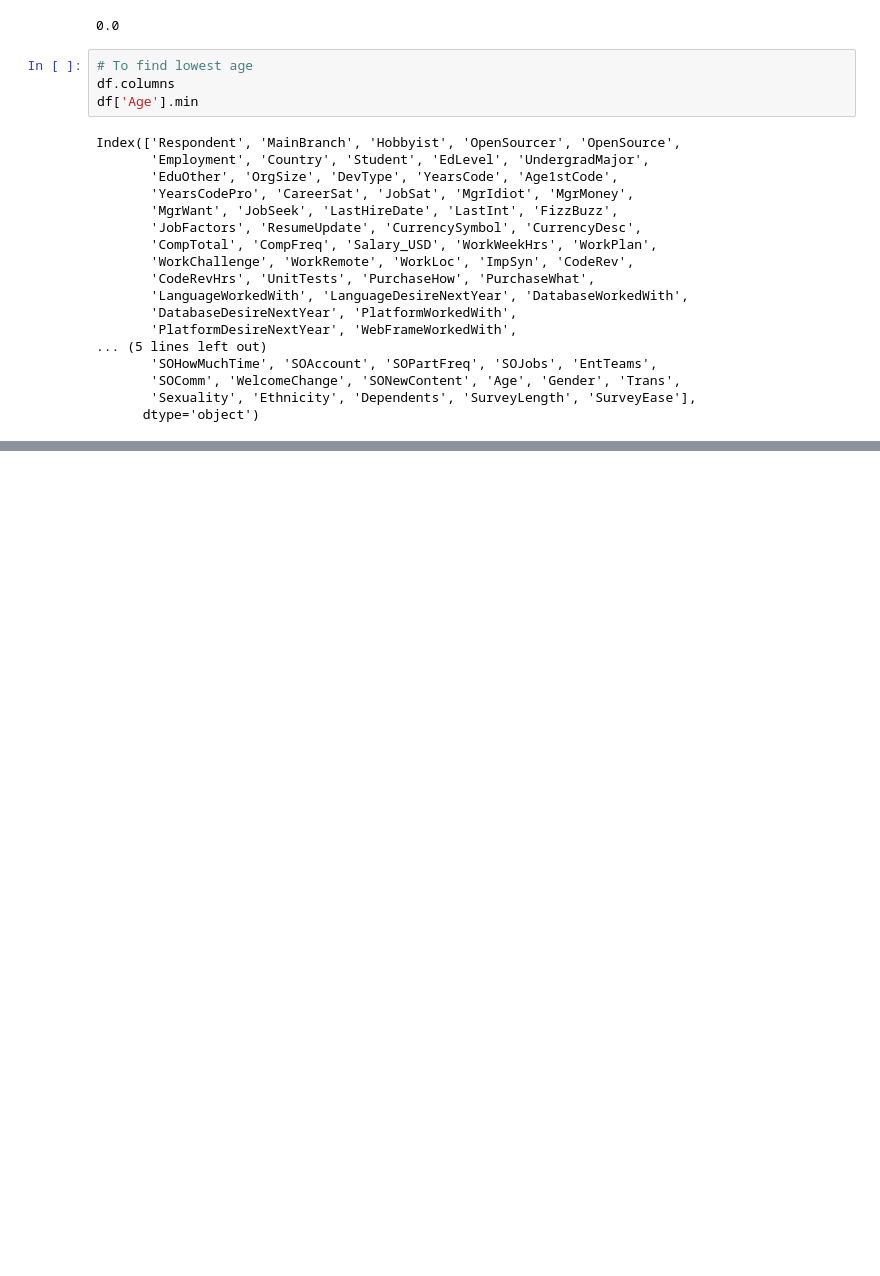
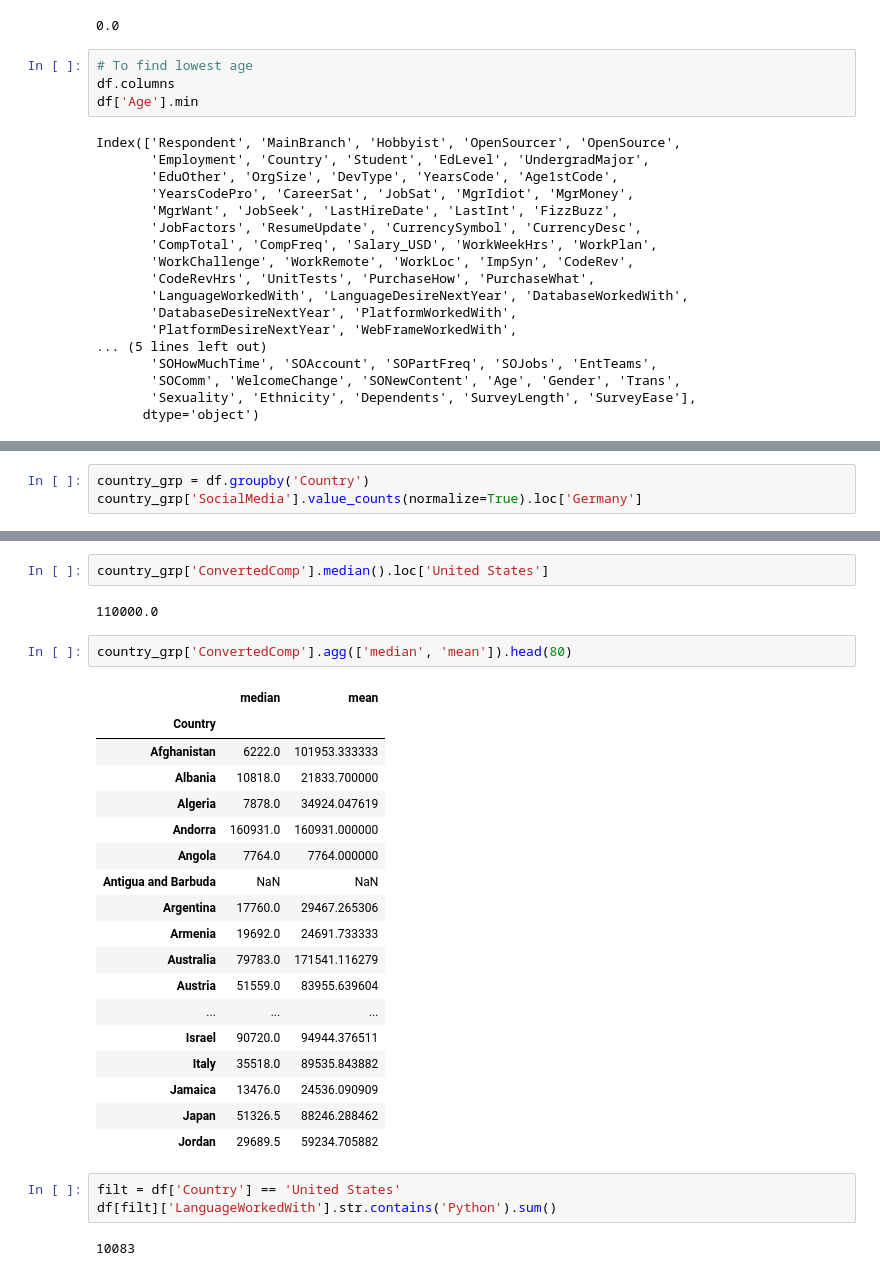
Before and after one commit to ash248cool/pandas_practice, a Jupyter notebook: pandas.ipynb, the cells around one changed output, grey strips where cells are left out. Cells and saved outputs as stored; diff of their text form; blank space fills up the shorter version.

```diff
--- a/pandas.ipynb
+++ b/pandas.ipynb
@@ -167,0 +287,3 @@ df.nlargest(10,'ConvertedComp')
+# %%
+country_grp = df.groupby('Country')
+country_grp['SocialMedia'].value_counts(normalize=True).loc['Germany']
@@ -167,0 +304,30 @@ df.nlargest(10,'ConvertedComp')
+# %%
+country_grp['ConvertedComp'].median().loc['United States']
+# %% [output]
+110000.0
+# %%
+country_grp['ConvertedComp'].agg(['median', 'mean']).head(80)
+# %% [output]
+|  | median | mean |
+| Country |  |  |
+| Afghanistan | 6222.0 | 101953.333333 |
+| Albania | 10818.0 | 21833.700000 |
+| Algeria | 7878.0 | 34924.047619 |
+| Andorra | 160931.0 | 160931.000000 |
+| Angola | 7764.0 | 7764.000000 |
+| Antigua and Barbuda | NaN | NaN |
+| Argentina | 17760.0 | 29467.265306 |
+| Armenia | 19692.0 | 24691.733333 |
+| Australia | 79783.0 | 171541.116279 |
+| Austria | 51559.0 | 83955.639604 |
+| ... | ... | ... |
+| Israel | 90720.0 | 94944.376511 |
+| Italy | 35518.0 | 89535.843882 |
+| Jamaica | 13476.0 | 24536.090909 |
+| Japan | 51326.5 | 88246.288462 |
+| Jordan | 29689.5 | 59234.705882 |
+# %%
+filt = df['Country'] == 'United States'
+df[filt]['LanguageWorkedWith'].str.contains('Python').sum()
+# %% [output]
+10083
```
Also changed, not shown: parts of 11 cells of this notebook.
